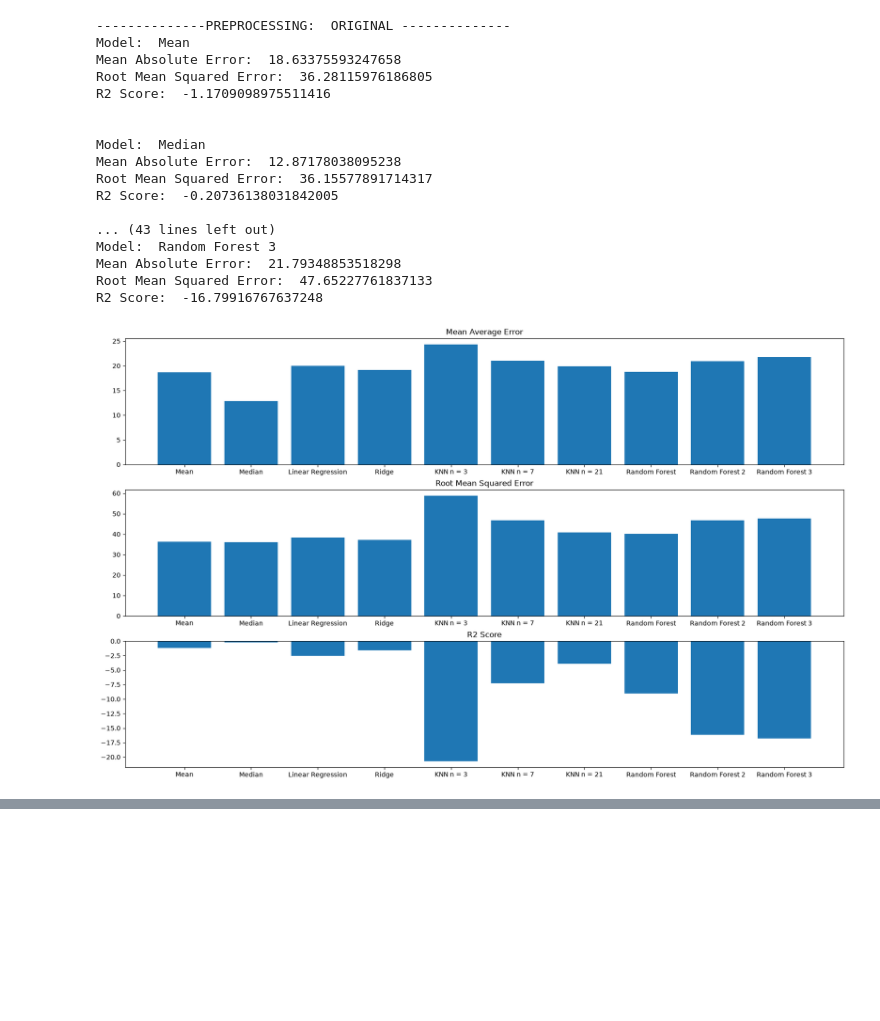
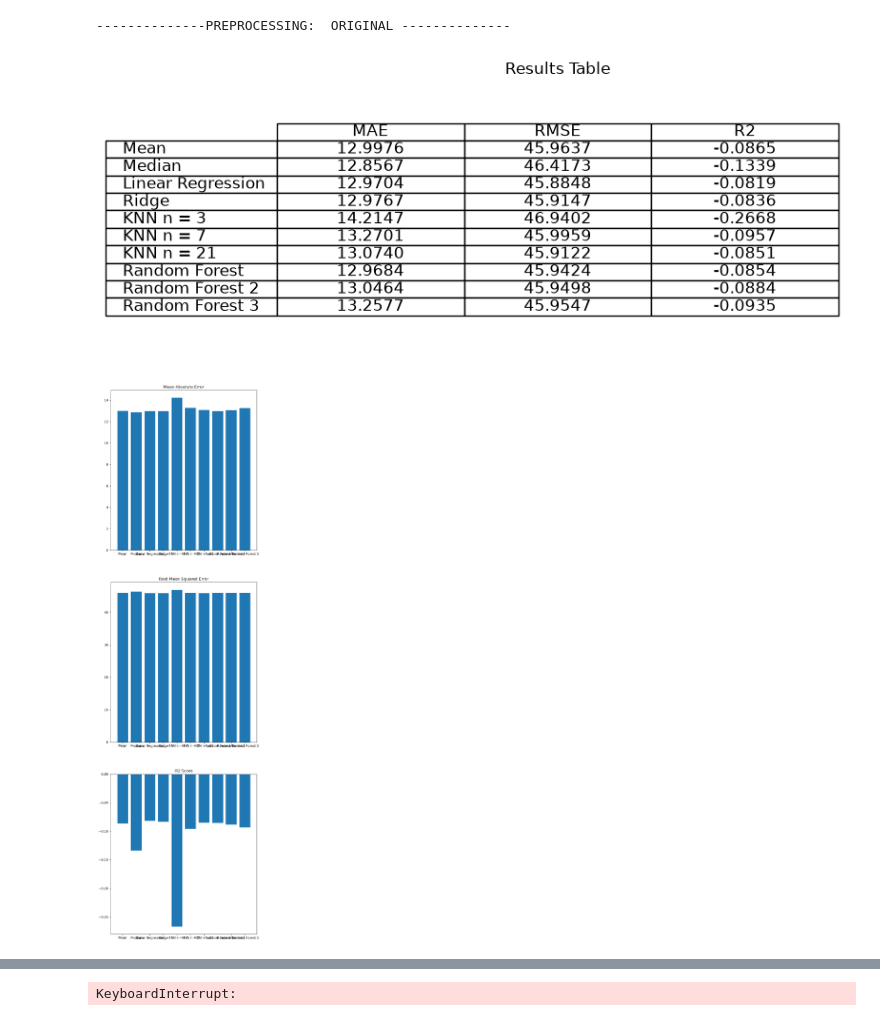
Before and after one commit to Jakub-Chabowski/Machine-Learning-Portfolio, a Jupyter notebook: notebooks/Models/Cross_Validate.ipynb, the cells around one changed output, grey strips where cells are left out. Drawn from its saved outputs; the diff is of its cells as text; code cells hidden in the pictures; blank space fills up the shorter version.

Commit message:
Added Tables to compare models, Improved Neural Network

```diff
--- a/notebooks/Models/Cross_Validate.ipynb
+++ b/notebooks/Models/Cross_Validate.ipynb
@@ -3,13 +3,15 @@
 # %%
 from sklearn.model_selection import cross_validate, RepeatedKFold
 from sklearn.metrics import mean_absolute_error, root_mean_squared_error, r2_score
+from sklearn.compose import TransformedTargetRegressor
+
 #Split the data
 X = df[categorical_columns + numerical_columns]
 y = df["area"]
 
 # Trying Different Models and preprocessing pipelines using cross validation
 
-cv = RepeatedKFold(n_splits=25, n_repeats=5, random_state=RANDOM_STATE)
+cv = RepeatedKFold(n_splits=10, n_repeats=10, random_state=RANDOM_STATE)
 
 for title, preprocessing in preprocessing_pipelines.items():
     print("--------------PREPROCESSING: ", title,"--------------")
@@ -21,55 +23,68 @@ for title, preprocessing in preprocessing_pipelines.items():
     for name, model in models.items():
         model = make_pipeline(
             preprocessing,
             model
         )
+
+        transformed_regressor = TransformedTargetRegressor(
+            regressor=model,
+            func=np.log1p,
+            inverse_func=np.expm1)
+
         results = cross_validate(
-            model, X, y,
+            transformed_regressor, X, y,
             cv=cv,
             scoring={"mae": "neg_mean_absolute_error", "rmse": "neg_root_mean_squared_error", "r2":"r2"},
             return_train_score=False
         )
 
         mae = -results["test_mae"].mean()
         rmse = -results["test_rmse"].mean()
         r2 = results["test_r2"].mean()
 
         resultsMAE.append(mae)
         resultsRMSE.append(rmse)
         resultsR2.append(r2)
 
-        print("Model: ", name ,"\nMean Absolute Error: ", mae, "\nRoot Mean Squared Error: ", rmse,"\nR2 Score: ", r2 ,"\n\n")
+        #print("Model: ", name ,"\nMean Absolute Error: ", mae, "\nRoot Mean Squared Error: ", rmse,"\nR2 Score: ", r2 ,"\n\n")
 
     #Plot Results
-    plt.figure(figsize={len(models.keys()) * 2,12}) #Figure is dynamically sized to allow for more models to be added as needed
+    model_names = list(models.keys())
+    plt.figure(figsize={8,0.4 + len(model_names)*0.3})
+    plt.axis("off")
+    columns = ["MAE", "RMSE", "R2"]
+    text = []
+    for i in range(len(model_names)):
+        text.append([f"{resultsMAE[i]:.4f}",f"{resultsRMSE[i]:.4f}",f"{resultsR2[i]:.4f}"])
 
-    plt.subplot(311, title="Mean Average Error").bar(range(len(resultsMAE)),resultsMAE)
-    plt.xticks(range(len(models.keys())),models.keys())
+    table = plt.table(
+        cellText = text,
+        rowLabels = model_names,
+        colLabels = columns,
+        loc="center",
+        cellLoc="center"
+    )
+    table.auto_set_font_size(False)
+    table.set_fontsize(12)
+    plt.title(f"Results Table:  {title}")
+    plt.tight_layout()
+    plt.show
+
+    plt.figure(figsize={8,len(model_names) * 3}) ##Figure is dynamically sized to allow for more models to be added as needed
+
+
+    plt.subplot(311, title="Mean Absolute Error").bar(range(len(resultsMAE)),resultsMAE)
+    plt.xticks(range(len(model_names)),model_names)
 
     plt.subplot(312, title="Root Mean Squared Error").bar(range(len(resultsRMSE)),resultsRMSE)
-    plt.xticks(range(len(models.keys())),models.keys())
+    plt.xticks(range(len(model_names)),model_names)
 
     plt.subplot(313, title="R2 Score").bar(range(len(resultsR2)),resultsR2)
-    plt.xticks(range(len(models.keys())),models.keys())
+    plt.xticks(range(len(model_names)),model_names)
 
     plt.show()
 # %% [output]
 --------------PREPROCESSING:  ORIGINAL --------------
-Model:  Mean
-Mean Absolute Error:  18.63375593247658
-Root Mean Squared Error:  36.28115976186805
-R2 Score:  -1.1709098975511416
-
-
-Model:  Median
-Mean Absolute Error:  12.87178038095238
-Root Mean Squared Error:  36.15577891714317
-R2 Score:  -0.20736138031842005
-
-... (43 lines left out)
-Model:  Random Forest 3
-Mean Absolute Error:  21.79348853518298
-Root Mean Squared Error:  47.65227761837133
-R2 Score:  -16.79916767637248
-[figure, old version]
+[figure, new version]
+[figure, new version]
 --------------PREPROCESSING:  ALL --------------
@@ -128,0 +97 @@ R2 Score:  -19.417579020828608
+KeyboardInterrupt:
```
Also changed, not shown: parts of 1 cell of this notebook, 5 other files.
